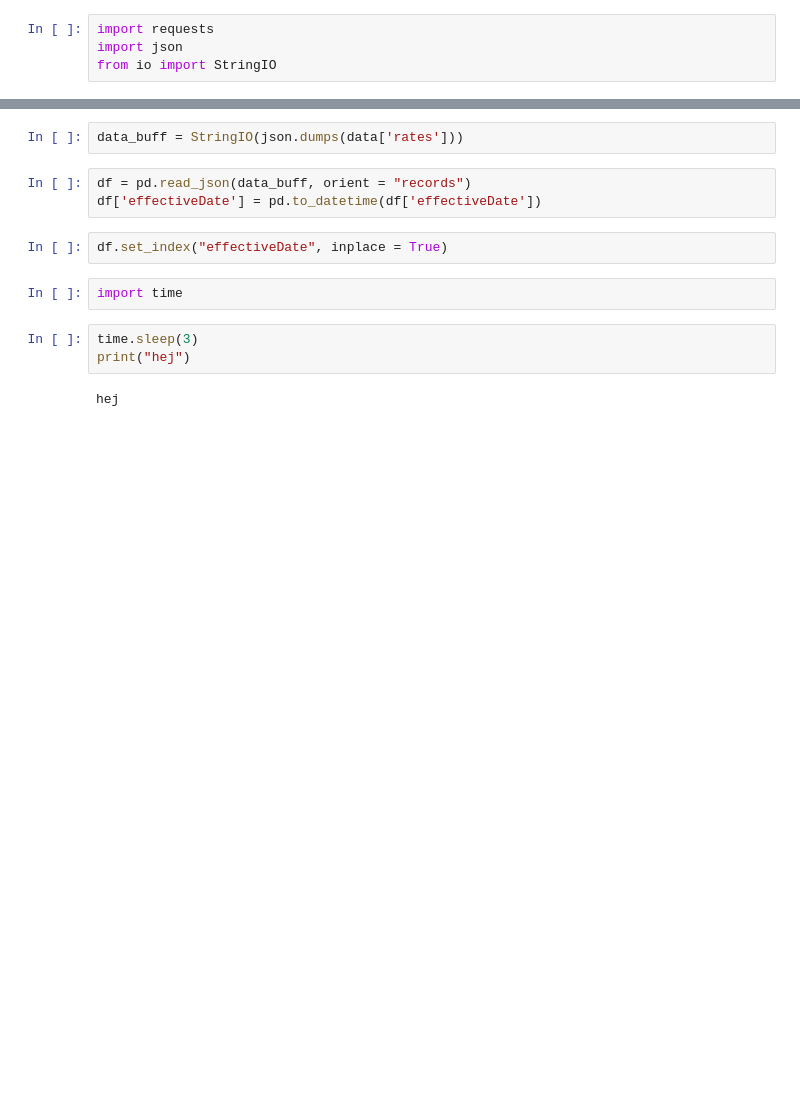
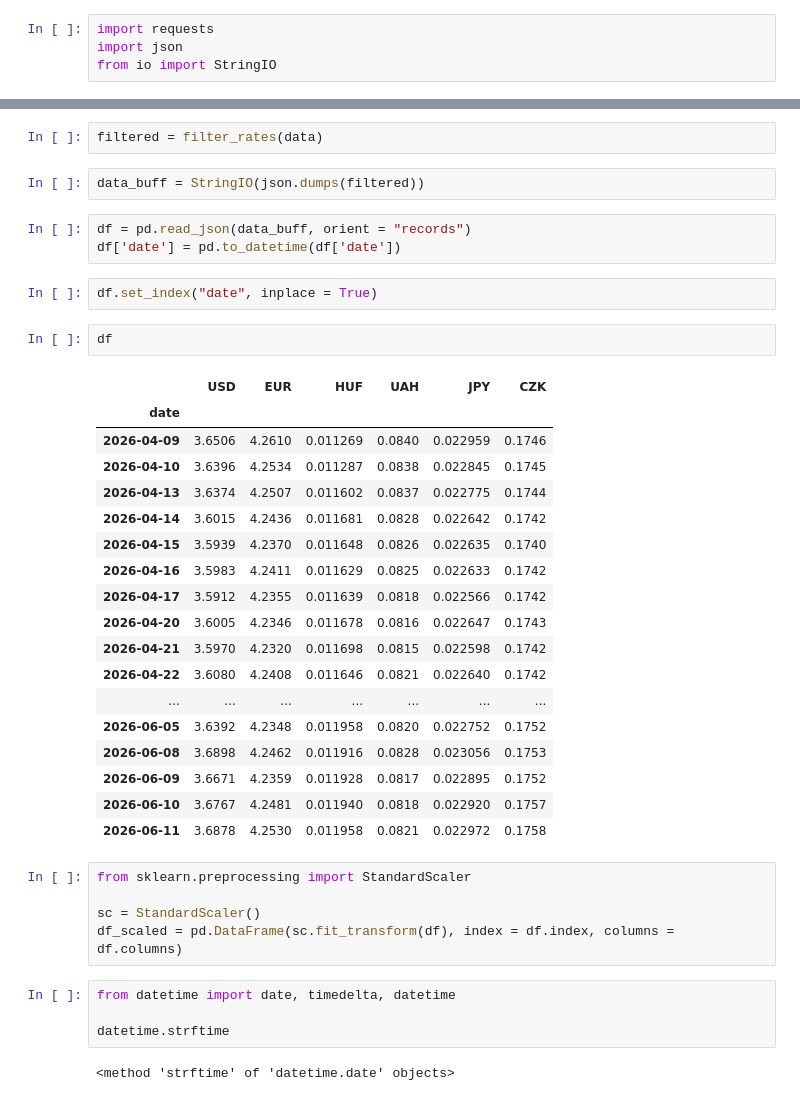
Before and after one commit to dradamm8/ExchangeRatesAnalysis, a Jupyter notebook: notebooks/projekt.ipynb, the cells around one changed output, grey strips where cells are left out. Drawn from its saved outputs; the diff is of its cells as text; blank space fills up the shorter version.

Commit message:
add data download functions

```diff
--- a/notebooks/projekt.ipynb
+++ b/notebooks/projekt.ipynb
@@ -42,14 +72,41 @@ data = resp.json()
+# %%
+filtered = filter_rates(data)
 # %%
-data_buff = StringIO(json.dumps(data['rates']))
+data_buff = StringIO(json.dumps(filtered))
 # %%
 df = pd.read_json(data_buff, orient = "records")
-df['effectiveDate'] = pd.to_datetime(df['effectiveDate'])
+df['date'] = pd.to_datetime(df['date'])
 # %%
-df.set_index("effectiveDate", inplace = True)
+df.set_index("date", inplace = True)
-# %%
-import time
-# %%
-time.sleep(3)
-print("hej")
-# %% [output]
-hej
+# %%
+df
+# %% [output]
+|  | USD | EUR | HUF | UAH | JPY | CZK |
+| date |  |  |  |  |  |  |
+| 2026-04-09 | 3.6506 | 4.2610 | 0.011269 | 0.0840 | 0.022959 | 0.1746 |
+| 2026-04-10 | 3.6396 | 4.2534 | 0.011287 | 0.0838 | 0.022845 | 0.1745 |
+| 2026-04-13 | 3.6374 | 4.2507 | 0.011602 | 0.0837 | 0.022775 | 0.1744 |
+| 2026-04-14 | 3.6015 | 4.2436 | 0.011681 | 0.0828 | 0.022642 | 0.1742 |
+| 2026-04-15 | 3.5939 | 4.2370 | 0.011648 | 0.0826 | 0.022635 | 0.1740 |
+| 2026-04-16 | 3.5983 | 4.2411 | 0.011629 | 0.0825 | 0.022633 | 0.1742 |
+| 2026-04-17 | 3.5912 | 4.2355 | 0.011639 | 0.0818 | 0.022566 | 0.1742 |
+| 2026-04-20 | 3.6005 | 4.2346 | 0.011678 | 0.0816 | 0.022647 | 0.1743 |
+| 2026-04-21 | 3.5970 | 4.2320 | 0.011698 | 0.0815 | 0.022598 | 0.1742 |
+| 2026-04-22 | 3.6080 | 4.2408 | 0.011646 | 0.0821 | 0.022640 | 0.1742 |
+| ... | ... | ... | ... | ... | ... | ... |
+| 2026-06-05 | 3.6392 | 4.2348 | 0.011958 | 0.0820 | 0.022752 | 0.1752 |
+| 2026-06-08 | 3.6898 | 4.2462 | 0.011916 | 0.0828 | 0.023056 | 0.1753 |
+| 2026-06-09 | 3.6671 | 4.2359 | 0.011928 | 0.0817 | 0.022895 | 0.1752 |
+| 2026-06-10 | 3.6767 | 4.2481 | 0.011940 | 0.0818 | 0.022920 | 0.1757 |
+| 2026-06-11 | 3.6878 | 4.2530 | 0.011958 | 0.0821 | 0.022972 | 0.1758 |
+# %%
+from sklearn.preprocessing import StandardScaler
+
+sc = StandardScaler()
+df_scaled = pd.DataFrame(sc.fit_transform(df), index = df.index, columns = df.columns)
+# %%
+from datetime import date, timedelta, datetime
+
+datetime.strftime
+# %% [output]
+<method 'strftime' of 'datetime.date' objects>
```
Also changed, not shown: parts of 16 cells of this notebook, 1 other file.
